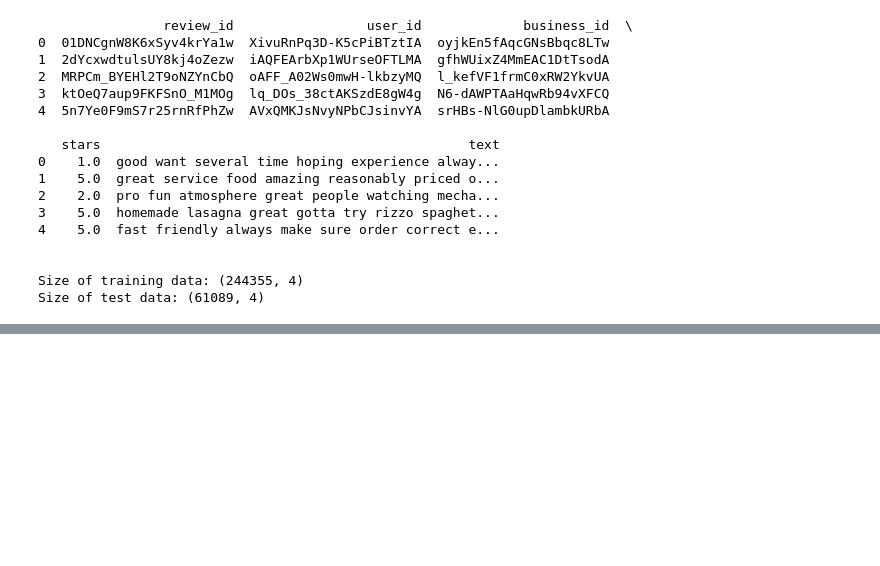
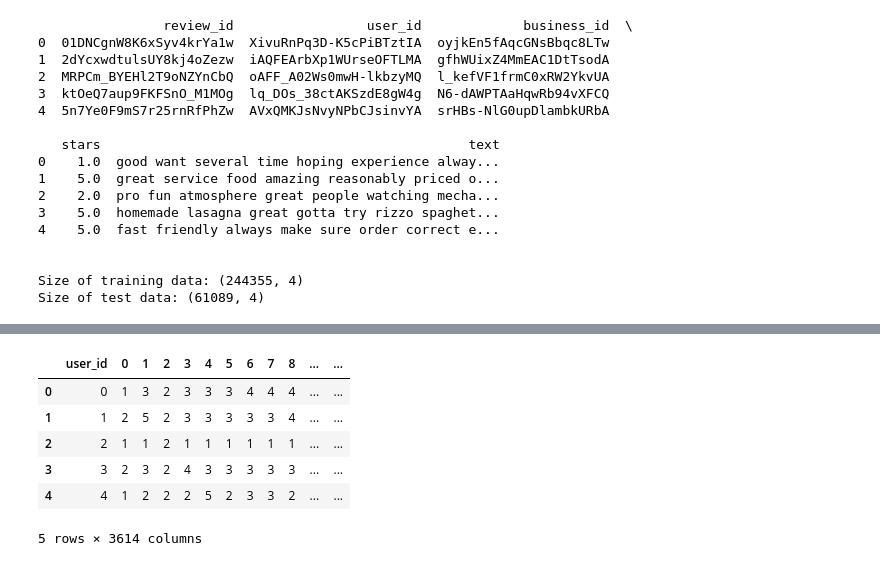
Before and after one commit to christina-bel/recommendation_system, a Jupyter notebook: recommendation.ipynb, the cells around one changed output, grey strips where cells are left out. Drawn from its saved outputs; the diff is of its cells as text; code cells hidden in the pictures; blank space fills up the shorter version.

```diff
--- a/recommendation.ipynb
+++ b/recommendation.ipynb
@@ -375,6 +379,17 @@ user_id
 I = model["I"]
 U = model["U"]
 user_id_vectorizer = model["V"]
+# %%
+R = pd.read_csv('predicted_ratings.csv', sep='\t')
+R.head()
+# %% [output]
+|  | user_id | 0 | 1 | 2 | 3 | 4 | 5 | 6 | 7 | 8 | ... | ... |
+| 0 | 0 | 1 | 3 | 2 | 3 | 3 | 3 | 4 | 4 | 4 | ... | ... |
+| 1 | 1 | 2 | 5 | 2 | 3 | 3 | 3 | 3 | 3 | 4 | ... | ... |
+| 2 | 2 | 1 | 1 | 2 | 1 | 1 | 1 | 1 | 1 | 1 | ... | ... |
+| 3 | 3 | 2 | 3 | 2 | 4 | 3 | 3 | 3 | 3 | 3 | ... | ... |
+| 4 | 4 | 1 | 2 | 2 | 2 | 5 | 2 | 3 | 3 | 2 | ... | ... |
+5 rows × 3614 columns
 # %%
 words = input("What place are you looking for? ")
 #words = "Italian dinner with beautiful views and tasty wine"
```
Also changed, not shown: parts of 7 cells of this notebook.
